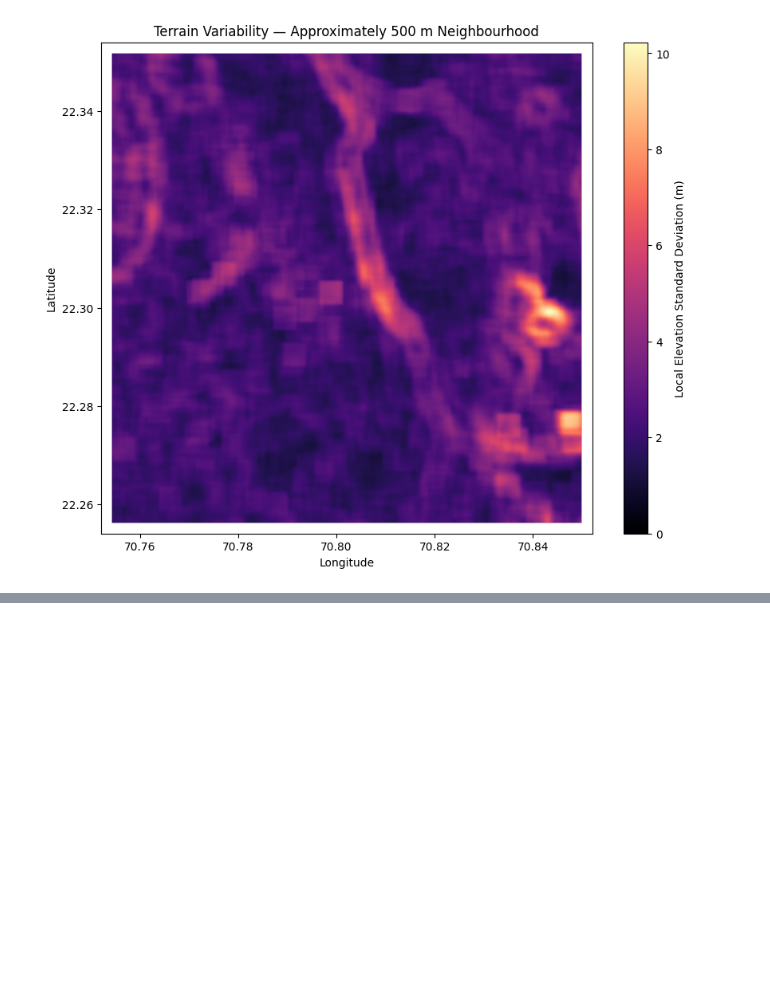
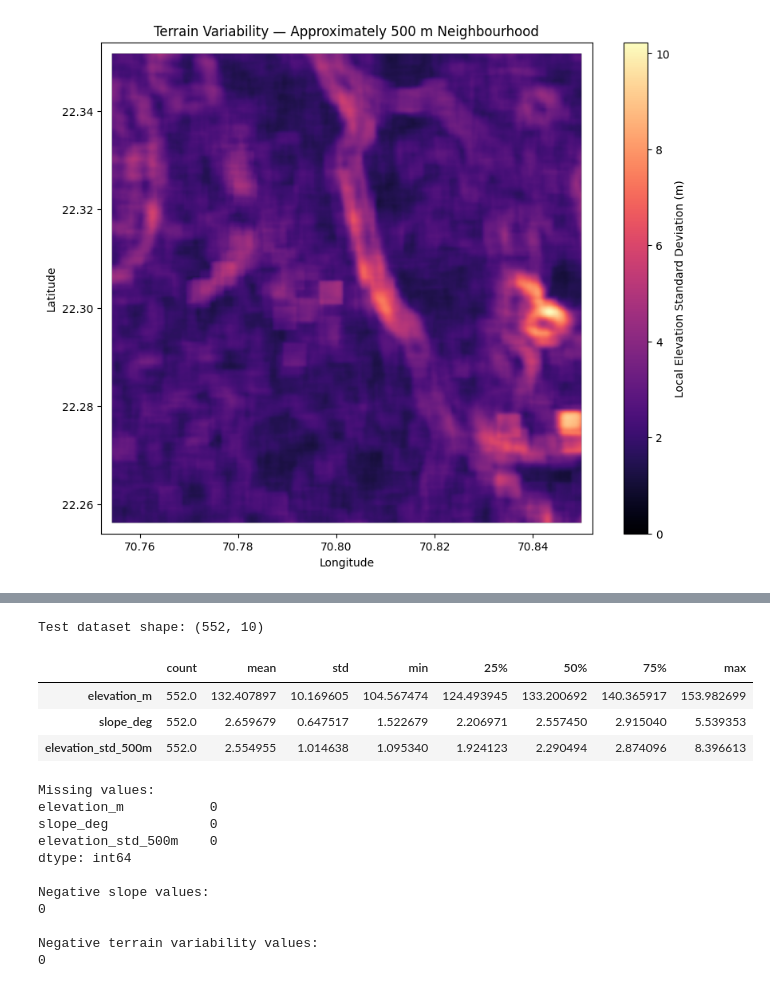
Before and after one commit to nexus9601/Wind_Energy_ML, a Jupyter notebook: notebooks/03_terrain_feature_integration.ipynb, the cells around one changed output, grey strips where cells are left out. Saved outputs shown, nothing was run; the diff lists cells and outputs as text; code cells hidden in the pictures; blank space fills up the shorter version.

```diff
--- a/notebooks/03_terrain_feature_integration.ipynb
+++ b/notebooks/03_terrain_feature_integration.ipynb
@@ -384,0 +542,39 @@ FileNotFoundError: NIWE CSV not found: data/raw/150m_Map_Data_A_to_G.csv. Update
+# %%
+
+terrain_columns = [
+    "elevation_m",
+    "slope_deg",
+    "elevation_std_500m"
+]
+
+print("Test dataset shape:", terrain_test.shape)
+
+display(
+    terrain_test[terrain_columns].describe().T
+)
+
+print("\nMissing values:")
+print(terrain_test[terrain_columns].isna().sum())
+
+print("\nNegative slope values:")
+print((terrain_test["slope_deg"] < 0).sum())
+
+print("\nNegative terrain variability values:")
+print((terrain_test["elevation_std_500m"] < 0).sum())
+# %% [output]
+Test dataset shape: (552, 10)
+|  | count | mean | std | min | 25% | 50% | 75% | max |
+| elevation_m | 552.0 | 132.407897 | 10.169605 | 104.567474 | 124.493945 | 133.200692 | 140.365917 | 153.982699 |
+| slope_deg | 552.0 | 2.659679 | 0.647517 | 1.522679 | 2.206971 | 2.557450 | 2.915040 | 5.539353 |
+| elevation_std_500m | 552.0 | 2.554955 | 1.014638 | 1.095340 | 1.924123 | 2.290494 | 2.874096 | 8.396613 |
+Missing values:
+elevation_m           0
+slope_deg             0
+elevation_std_500m    0
+dtype: int64
+
+Negative slope values:
+0
+
+Negative terrain variability values:
+0
```
Also changed, not shown: parts of 9 cells of this notebook, 1 other file.
